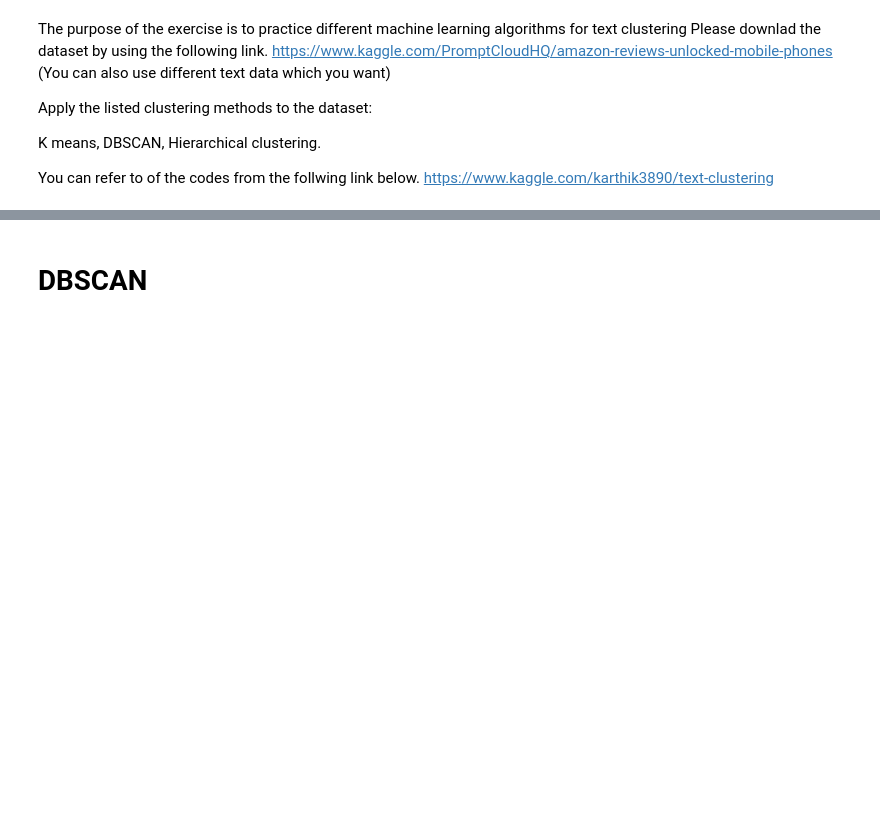
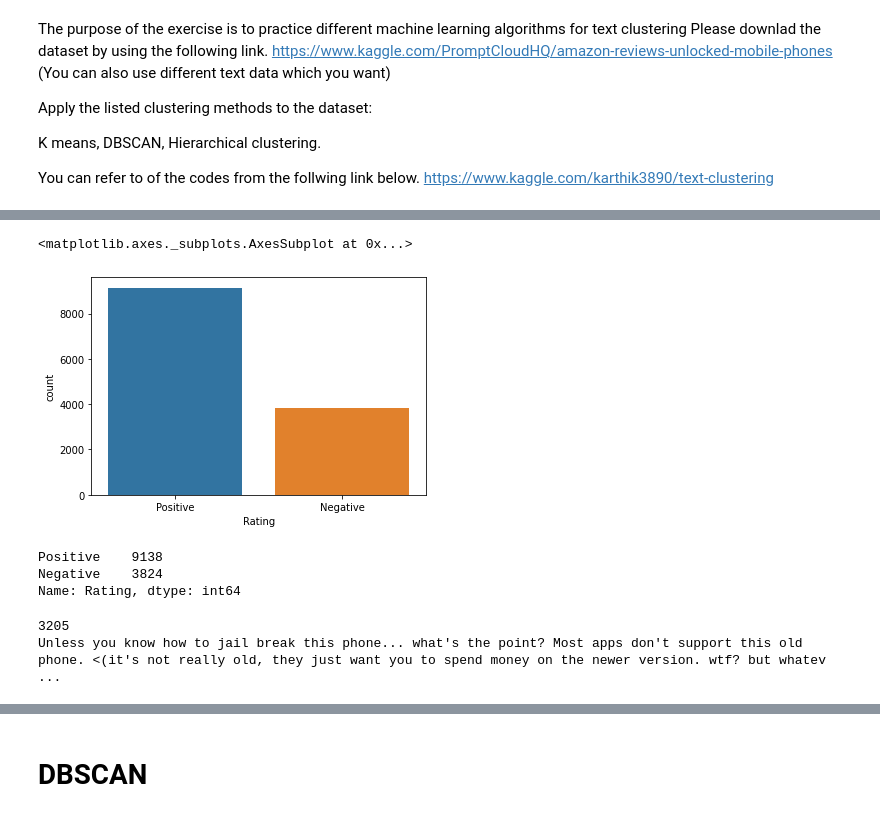
Before and after one commit to AsmaaAlghamd1/Asmaa_INFO5731_-Spring2020, a Jupyter notebook: In_Class_exercises_10.ipynb, the cells around one changed output, grey strips where cells are left out. Cells and saved outputs as stored; diff of their text form; code cells hidden in the pictures; blank space fills up the shorter version.

```diff
--- a/In_Class_exercises_10.ipynb
+++ b/In_Class_exercises_10.ipynb
@@ -67,0 +69,3 @@ df.head(100)
+# %%
+Amdata = df.dropna()
+Amdata.shape
@@ -67,0 +74,8 @@ df.head(100)
+# %%
+def review_classification(rating):
+    if rating < 3:
+        return 'Negative'
+    return 'Positive'
+
+rating_classification = Amdata['Rating'].map(review_classification)
+Amdata['Rating'] = rating_classification
@@ -99,0 +94,24 @@ df
+# %%
+import seaborn as sns
+sns.countplot(Amdata.Rating)
+# %% [output]
+<matplotlib.axes._subplots.AxesSubplot at 0x...>
+[figure, added]
+# %%
+Amdata['Rating'].value_counts()
+# %% [output]
+Positive    9138
+Negative    3824
+Name: Rating, dtype: int64
+# %%
+import re
+x = 0;
+for y in Amdata['Reviews'].values:
+    if (len(re.findall('<.*?>', y))):
+        print(x)
+        print(y)
+        break;
+    x += 1;
+# %% [output]
+3205
+Unless you know how to jail break this phone... what's the point? Most apps don't support this old phone. <(it's not really old, they just want you to spend money on the newer version. wtf? but whatev ...
```
Also changed, not shown: parts of 51 cells of this notebook.
